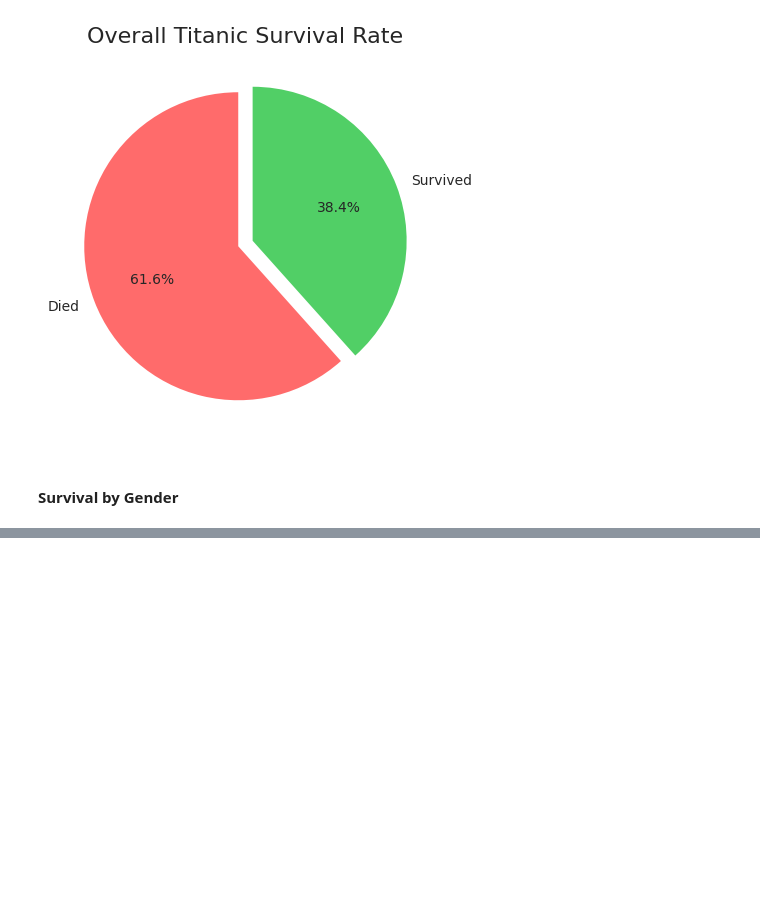
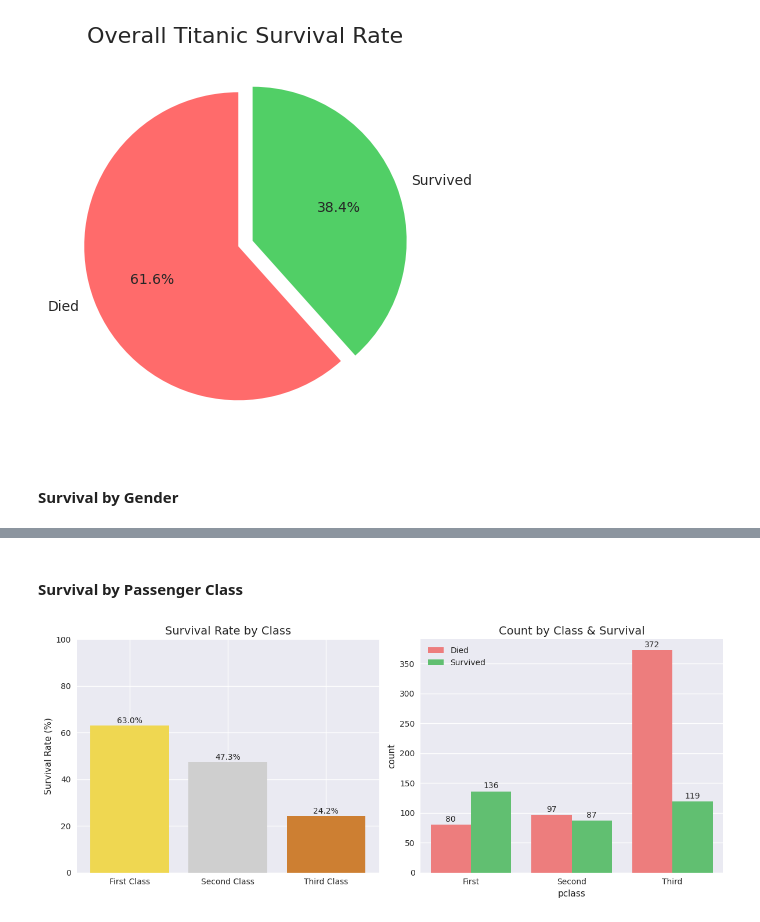
Before and after one commit to AminEfaf/data-science-portfolio, a Jupyter notebook: project-1-titanic/titanic_eda.ipynb, the cells around one changed output, grey strips where cells are left out. Saved outputs shown, nothing was run; the diff lists cells and outputs as text; code cells hidden in the pictures; blank space fills up the shorter version.

```diff
--- a/project-1-titanic/titanic_eda.ipynb
+++ b/project-1-titanic/titanic_eda.ipynb
@@ -210,0 +218,39 @@ Women were 3.9x more likely to survive!
+# %% [markdown]
+#### Survival by Passenger Class
+# %%
+plt.figure(figsize=(12, 5))
+
+plt.subplot(1, 2, 1)
+class_survival = df_clean.groupby('pclass')['survived'].mean() * 100
+bars = plt.bar(['First Class', 'Second Class', 'Third Class'],
+               class_survival.values,
+               color=["#efd751", "#cfcfcf", '#cd7f32'])
+plt.title('Survival Rate by Class', fontsize=14)
+plt.ylabel('Survival Rate (%)')
+plt.ylim(0, 100)
+
+for bar, val in zip(bars, class_survival.values):
+    plt.text(bar.get_x() + bar.get_width()/2., bar.get_height() + 1,
+             f'{val:.1f}%', ha='center')
+
+plt.subplot(1, 2, 2)
+ax = sns.countplot(data=df_clean,
+                   x='pclass',
+                   hue='survived',
+              palette={0: '#ff6b6b', 1: '#51cf66'})
+plt.title('Count by Class & Survival', fontsize=14)
+plt.xticks([0,1,2], ['First', 'Second', 'Third'])
+plt.legend(['Died', 'Survived'])
+
+for p in ax.patches:
+    height = p.get_height()
+    if height > 0:
+        ax.text(p.get_x() + p.get_width() / 2.,
+                height + 5,
+                f'{int(height)}',
+                ha='center')
+
+plt.tight_layout()
+plt.show()
+# %% [output]
+[figure, added]
```
Also changed, not shown: parts of 3 cells of this notebook.
